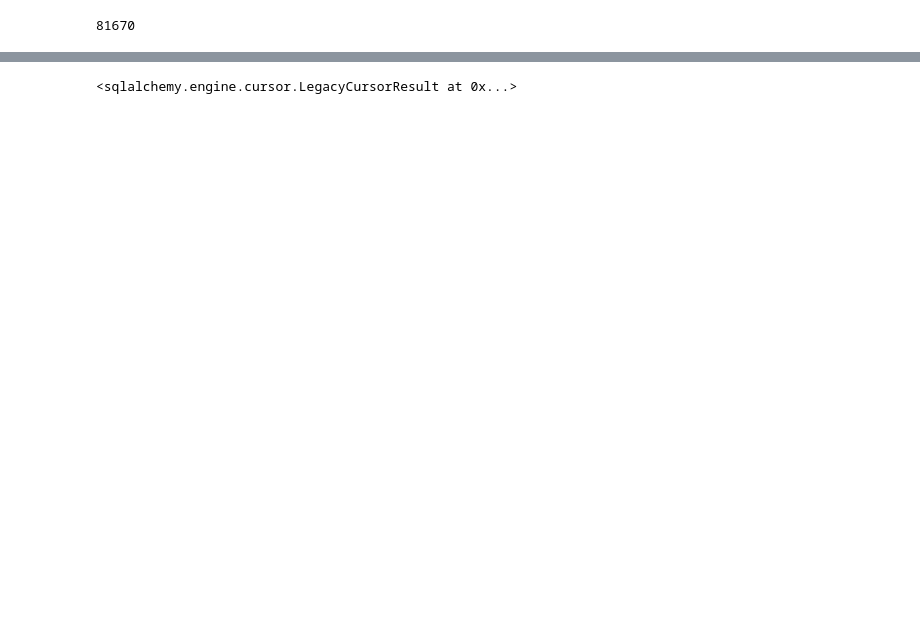
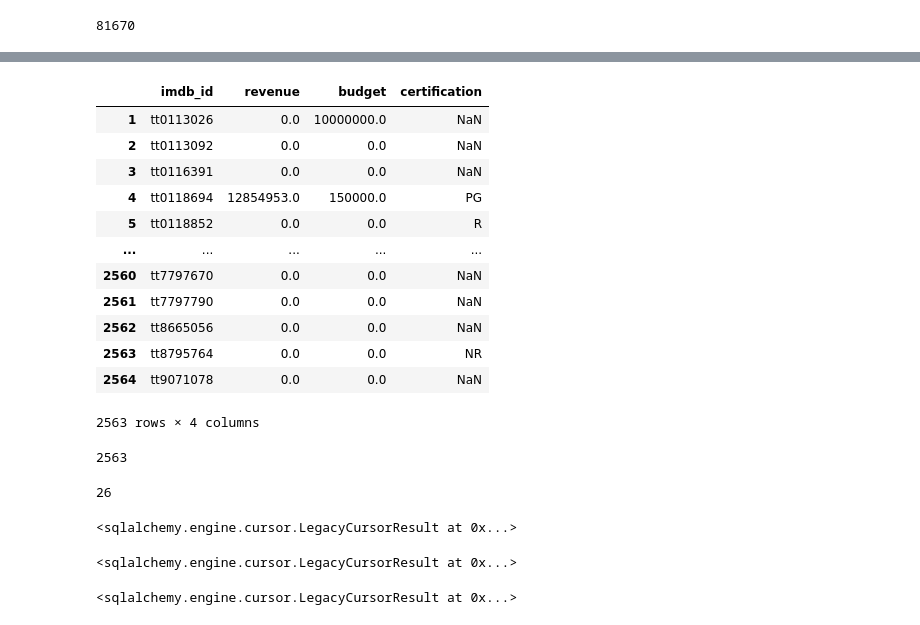
Before and after one commit to jcowart1987/Project-3, a Jupyter notebook: Project 3 part 3.ipynb, the cells around one changed output, grey strips where cells are left out. Cells and saved outputs as stored; diff of their text form; code cells hidden in the pictures; blank space fills up the shorter version.

```diff
--- a/Project 3 part 3.ipynb
+++ b/Project 3 part 3.ipynb
@@ -258,0 +285,3 @@ print(max_str_len)
+# %%
+tmdb_data = tmdb_API[cols_to_use]
+tmdb_data.head()
@@ -305 +349,37 @@ basics.to_sql('title_basics', engine, dtype=df_schema, if_exists='replace', inde
+# %%
+tmdb_data = tmdb_data.loc[ tmdb_data['imdb_id']!='0']
+tmdb_data
+# %% [output]
+|  | imdb_id | revenue | budget | certification |
+| 1 | tt0113026 | 0.0 | 10000000.0 | NaN |
+| 2 | tt0113092 | 0.0 | 0.0 | NaN |
+| 3 | tt0116391 | 0.0 | 0.0 | NaN |
+| 4 | tt0118694 | 12854953.0 | 150000.0 | PG |
+| 5 | tt0118852 | 0.0 | 0.0 | R |
+| ... | ... | ... | ... | ... |
+| 2560 | tt7797670 | 0.0 | 0.0 | NaN |
+| 2561 | tt7797790 | 0.0 | 0.0 | NaN |
+| 2562 | tt8665056 | 0.0 | 0.0 | NaN |
+| 2563 | tt8795764 | 0.0 | 0.0 | NR |
+| 2564 | tt9071078 | 0.0 | 0.0 | NaN |
+2563 rows × 4 columns
+# %%
+tmdb_schema = {'imdb_id': String(key_len+1),
+              'revenue': Float(),
+              'budget': Float(),
+              'certification': Text(title_len+1)}
+
+tmdb_data.to_sql('tmdb_data', engine, dtype=tmdb_schema, if_exists='replace', index=False)
+# %% [output]
+2563
+# %%
+#Add genres data
+genres.head()
+
+genres_schema = {'Genre_Name': Text(title_len+1),
+                'Genre_ID': Integer()}
+
+genres.to_sql('genres', engine, dtype=genres_schema, if_exists='replace', index=False)
+# %% [output]
+26
 # %%
@@ -307,2 +387,10 @@ engine.execute('ALTER TABLE title_basics ADD PRIMARY KEY (`tconst`);')
 # %% [output]
 <sqlalchemy.engine.cursor.LegacyCursorResult at 0x...>
+# %%
+engine.execute('ALTER TABLE title_ratings ADD PRIMARY KEY (`tconst`);')
+# %% [output]
+<sqlalchemy.engine.cursor.LegacyCursorResult at 0x...>
+# %%
+engine.execute('ALTER TABLE genres ADD PRIMARY KEY (`Genre_ID`);')
+# %% [output]
+<sqlalchemy.engine.cursor.LegacyCursorResult at 0x...>
```
Also changed, not shown: parts of 19 cells of this notebook, 1 other file.
